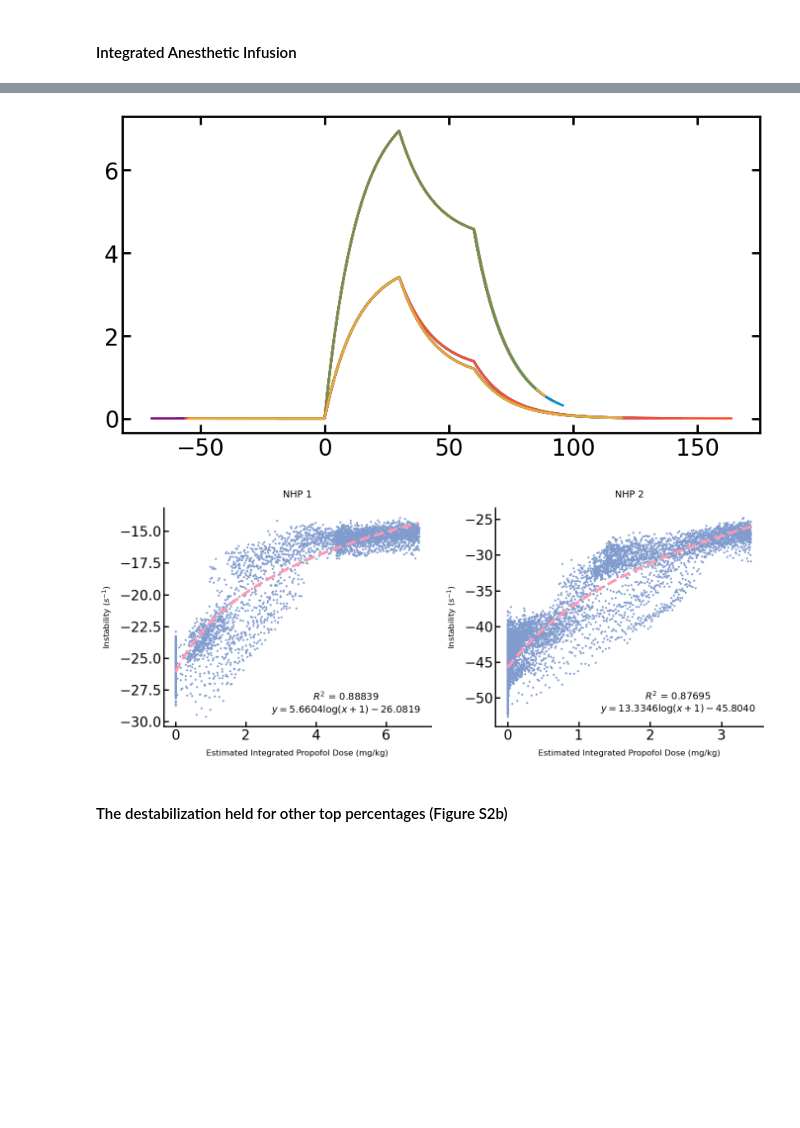
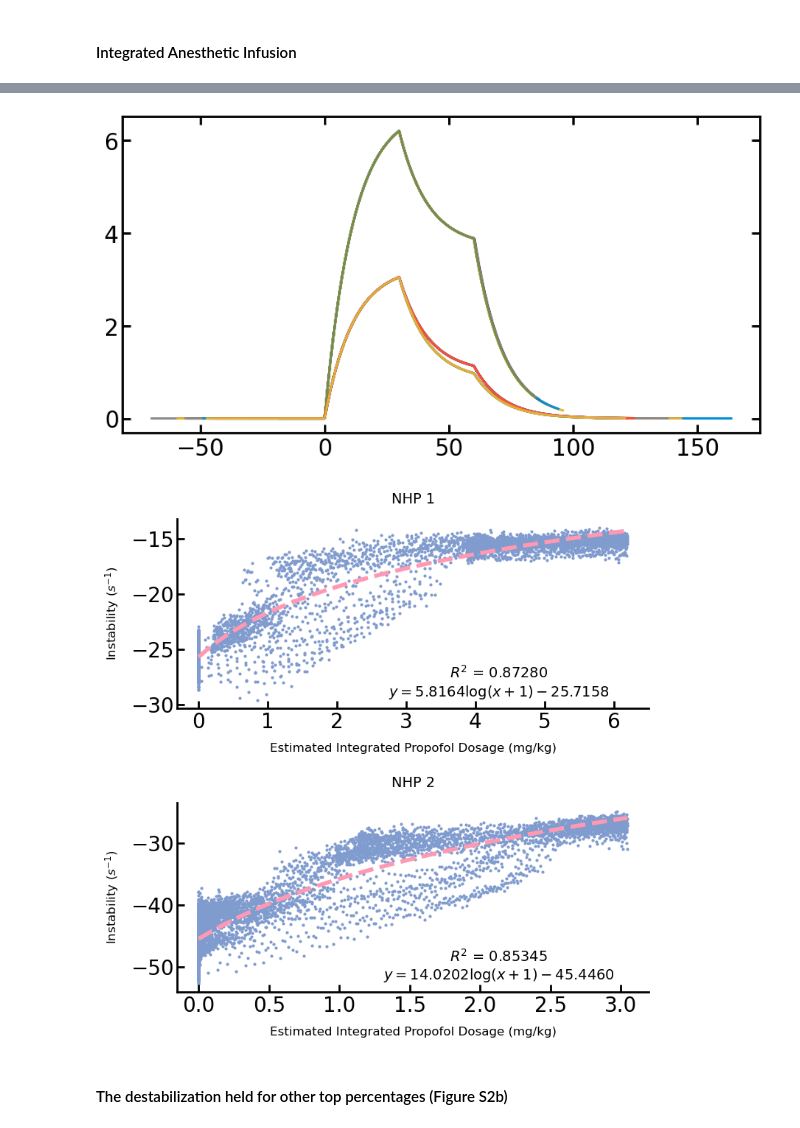
Before and after one commit to adamjeisen/ChaoticConsciousness, a Jupyter notebook: _jupyter/Figure 4 + S2 - Stability Results-Binned by Session.ipynb, the cells around one changed output, grey strips where cells are left out. Saved outputs shown, nothing was run; the diff lists cells and outputs as text; code cells hidden in the pictures; blank space fills up the shorter version.

```diff
--- a/_jupyter/Figure 4 + S2 - Stability Results-Binned by Session.ipynb
+++ b/_jupyter/Figure 4 + S2 - Stability Results-Binned by Session.ipynb
@@ -1064,7 +1020,5 @@ plt.show()
 # %% [markdown]
 ## Figure 4e
-# %%
-top_percent = 0.1
 # %%
 time_vals = np.arange(int((leadup_time + 60 + post_time)*60*(1/dt_stab)))*dt_stab/60 - leadup_time
 # %%
@@ -1859,0 +1824,5 @@ MrJones, all: WilcoxonResult(statistic=66.0, pvalue=0.00048828125)
+# %%
+for monkey in monkeys:
+    for area in areas_comp:
+        # print(f"{monkey}, {area}: {scipy.stats.ttest_1samp(CMV_diffs[monkey][area], 0)}")
+        print(f"{monkey}, {area}: {scipy.stats.wilcoxon(CMV1[monkey][area])}")
@@ -1868,11 +1840,24 @@ $$0.5x_0 = e^{-\tau (t - t_0)}x_0$$
 
 and plugging in $(t - t_0) = 8$ minutes $ = 480$ seconds we get a time constant of $\tau \approx 0.0866434 \text{ min}^{-1}$.
 # %%
-CSHL = 7.5 # minutes (7.5 - 15)
-# decrement = 0.5
-decrement = 1 - 2/3.5
+# CSHL = 7.5 # minutes (7.5 - 15)
+decrement = 0.5
+# decrement = 1 - 2/3.5
+
 
 # CSHL = 50 # minutes
 # decrement = 0.8
 
-tau = -np.log(1 - decrement)/CSHL # min^-1
+# tau = -np.log(1 - decrement)/CSHL # min^-1
+
+def tau(t):
+    if t < 0:
+        return 0
+    elif 0<=t and t <= 60:
+        CSHL = 3 + (t/60)*(8 - 3)
+    else:
+        CSHL = 8
+    return -CSHL/np.log(1 - decrement)
+t_vals = np.linspace(-15, 85, 1000)
+plt.plot(t_vals, [tau(t) for t in t_vals])
+plt.show()
@@ -1937,7 +1924,7 @@ for monkey in monkeys:
                     alpha = session_dict['session_info']['drugDose'][0]
                 else: # t >= session_dict['session_info']['drugStart'][1] and t < session_dict['session_info']['drugEnd'][1]
                     alpha = session_dict['session_info']['drugDose'][1]
-                return (alpha/60) - (tau/60)*x
+                return (alpha/60) - (1/(tau(t)*60))*x
             sol = solve_ivp(drug_rate_of_change, t_span=[0, df.start_time.iloc[-1]], t_eval=df.start_time.to_numpy(), y0=(0,), max_step=10)
             integrated_dosage_vals = sol.y[0]
 
@@ -1966,9 +1953,9 @@ figure4_data['integrated_dosage_data'] = dict(
     stab_mean_curves=stab_mean_curves,
 )
 # %% [output]
-[figure, old version]
+[figure, new version]
 # %%
-fig, axs = plt.subplots(1, 2, figsize=(14, 6))
+fig, axs = plt.subplots(2, 1, figsize=(8, 8))
 # color_list = ['C0', 'C1']
 color_list = ['#809BCE', '#FF99B3']
 for i, monkey in enumerate(monkeys):
@@ -1981,37 +1968,43 @@ for i, monkey in enumerate(monkeys):
     all_dosages = np.array(all_dosages)
     all_instabilities = np.array(all_instabilities)
     ax.scatter(all_dosages, all_instabilities, s=4, color=color_list[0])
     # ax.scatter(all_instabilities, all_dosages, s=4, color=color_val)
 
     ret = scipy.stats.linregress(np.log(all_dosages + 1), all_instabilities)
+    x_vals = np.linspace(all_dosages.min(), all_dosages.max(), 1000)
+    y_vals = np.log(x_vals + 1)*ret.slope + ret.intercept
+
+    # ret = scipy.stats.linregress(all_dosages, np.exp(all_instabilities))
+    # x_vals = np.linspace(all_dosages.min(), all_dosages.max(), 1000)
+    # y_vals = np.log(x_vals*ret.slope + ret.intercept)
+
     # ret = scipy.stats.linregress(all_dosages, all_instabilities)
     # print(ret.slope, ret.intercept, ret.rvalue, ret.rvalue**2)
 
-    x_vals = np.linspace(all_dosages.min(), all_dosages.max(), 1000)
-    y_vals = np.log(x_vals + 1)*ret.slope + ret.intercept
+
 
     ax.plot(x_vals, y_vals, linestyle='--', c=color_list[1], linewidth=4)
     ax.text((all_dosages.max() - all_dosages.min())*0.7, all_instabilities.max()*2.1, f"$R^2$ = {ret.rvalue**2:.5f}\n$y = {ret.slope:.4f}$log$(x + 1) {'+' if ret.intercept >= 0 else '-'}${np.abs(ret.intercept):.4f}", c='k', fontsize=onplot_fontsize - 6, ha='center')
 
     # ret = scipy.stats.linregress(np.sqrt(all_dosages), all_instabilities)
     # print(ret.slope, ret.intercept, ret.rvalue, ret.rvalue**2)
 
-    ax.set_xlabel('Estimated Integrated Propofol Dose (mg/kg)', fontsize=xlabel_fontsize)
+    ax.set_xlabel('Estimated Integrated Propofol Dosage (mg/kg)', fontsize=xlabel_fontsize)
     ax.set_ylabel('Instability ($s^{-1}$)', fontsize=ylabel_fontsize)
     ax.set_title(f"NHP {i + 1}", fontsize=title_fontsize)
     ax.spines[['right', 'top']].set_visible(False)
     ax.xaxis.set_ticks_position('bottom')
     ax.tick_params(axis='y', which='both', left=True, right=False)
 
 # lns = []
 # lns += plt.plot([], [], 'o', c=color_list[0], label='true data')
 # lns += plt.plot([], [], linestyle='--', c=color_list[1], label='logarithmic regression')
 
 plt.tight_layout()
 plt.savefig(os.path.join(img_save_dir, "SI", "integrated_dosage_curve.pdf"), bbox_inches='tight', transparent=True)
 plt.show()
 # %% [output]
-[figure, old version]
+[figure, new version]
 # %%
 # for monkey in monkeys:
 #     plt.hist(dose_stab_correls[monkey]['all'])
```
Also changed, not shown: parts of 57 cells of this notebook, 5 other files.
